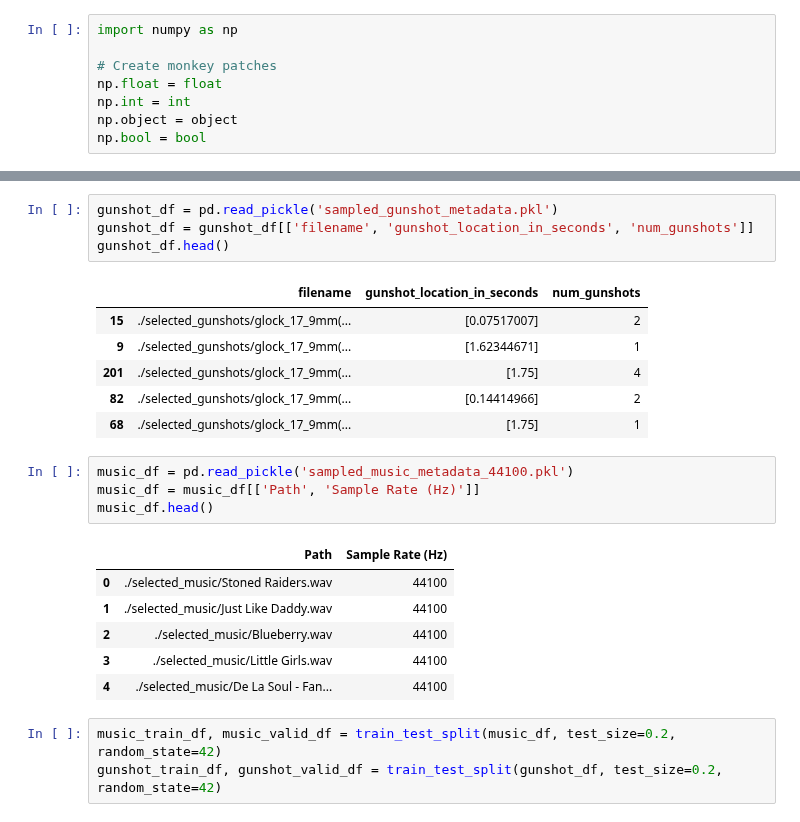
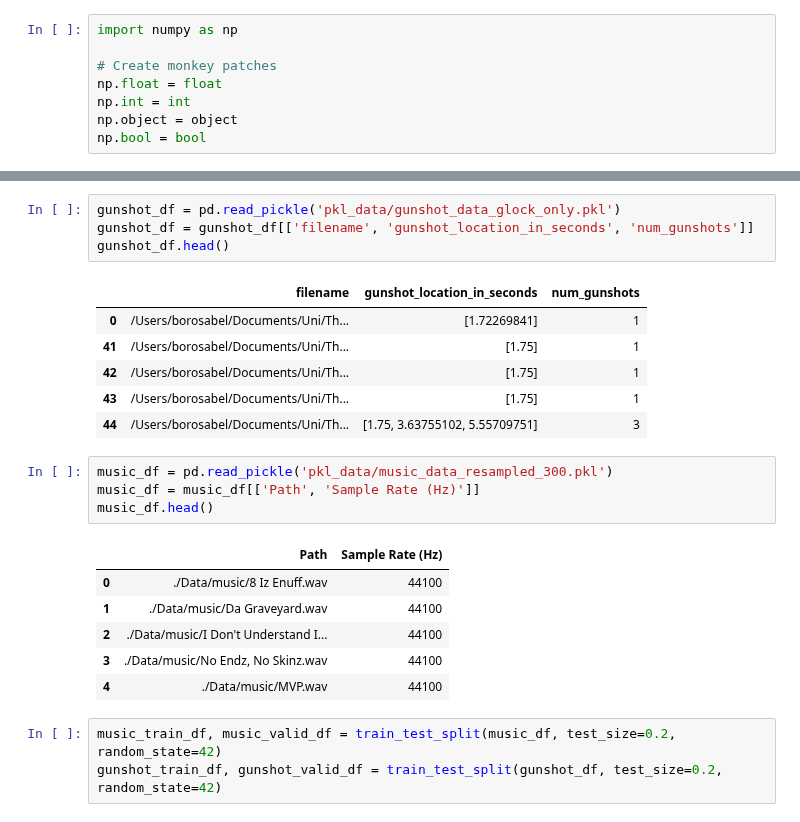
Before and after one commit to borosabel/PopMusicInformationRetrieval, a Jupyter notebook: noname.ipynb, the cells around one changed output, grey strips where cells are left out. Cells and saved outputs as stored; diff of their text form.

```diff
--- a/noname.ipynb
+++ b/noname.ipynb
@@ -24,25 +24,25 @@ importlib.reload(utils)
 # %%
-gunshot_df = pd.read_pickle('sampled_gunshot_metadata.pkl')
+gunshot_df = pd.read_pickle('pkl_data/gunshot_data_glock_only.pkl')
 gunshot_df = gunshot_df[['filename', 'gunshot_location_in_seconds', 'num_gunshots']]
 gunshot_df.head()
 # %% [output]
 |  | filename | gunshot_location_in_seconds | num_gunshots |
-| 15 | ./selected_gunshots/glock_17_9mm(... | [0.07517007] | 2 |
-| 9 | ./selected_gunshots/glock_17_9mm(... | [1.62344671] | 1 |
-| 201 | ./selected_gunshots/glock_17_9mm(... | [1.75] | 4 |
-| 82 | ./selected_gunshots/glock_17_9mm(... | [0.14414966] | 2 |
-| 68 | ./selected_gunshots/glock_17_9mm(... | [1.75] | 1 |
+| 0 | /Users/borosabel/Documents/Uni/Th... | [1.72269841] | 1 |
+| 41 | /Users/borosabel/Documents/Uni/Th... | [1.75] | 1 |
+| 42 | /Users/borosabel/Documents/Uni/Th... | [1.75] | 1 |
+| 43 | /Users/borosabel/Documents/Uni/Th... | [1.75] | 1 |
+| 44 | /Users/borosabel/Documents/Uni/Th... | [1.75, 3.63755102, 5.55709751] | 3 |
 # %%
-music_df = pd.read_pickle('sampled_music_metadata_44100.pkl')
+music_df = pd.read_pickle('pkl_data/music_data_resampled_300.pkl')
 music_df = music_df[['Path', 'Sample Rate (Hz)']]
 music_df.head()
 # %% [output]
 |  | Path | Sample Rate (Hz) |
-| 0 | ./selected_music/Stoned Raiders.wav | 44100 |
-| 1 | ./selected_music/Just Like Daddy.wav | 44100 |
-| 2 | ./selected_music/Blueberry.wav | 44100 |
-| 3 | ./selected_music/Little Girls.wav | 44100 |
-| 4 | ./selected_music/De La Soul - Fan... | 44100 |
+| 0 | ./Data/music/8 Iz Enuff.wav | 44100 |
+| 1 | ./Data/music/Da Graveyard.wav | 44100 |
+| 2 | ./Data/music/I Don't Understand I... | 44100 |
+| 3 | ./Data/music/No Endz, No Skinz.wav | 44100 |
+| 4 | ./Data/music/MVP.wav | 44100 |
 # %%
 music_train_df, music_valid_df = train_test_split(music_df, test_size=0.2, random_state=42)
 gunshot_train_df, gunshot_valid_df = train_test_split(gunshot_df, test_size=0.2, random_state=42)
```
Also changed, not shown: parts of 6 cells of this notebook, 9 other files.
